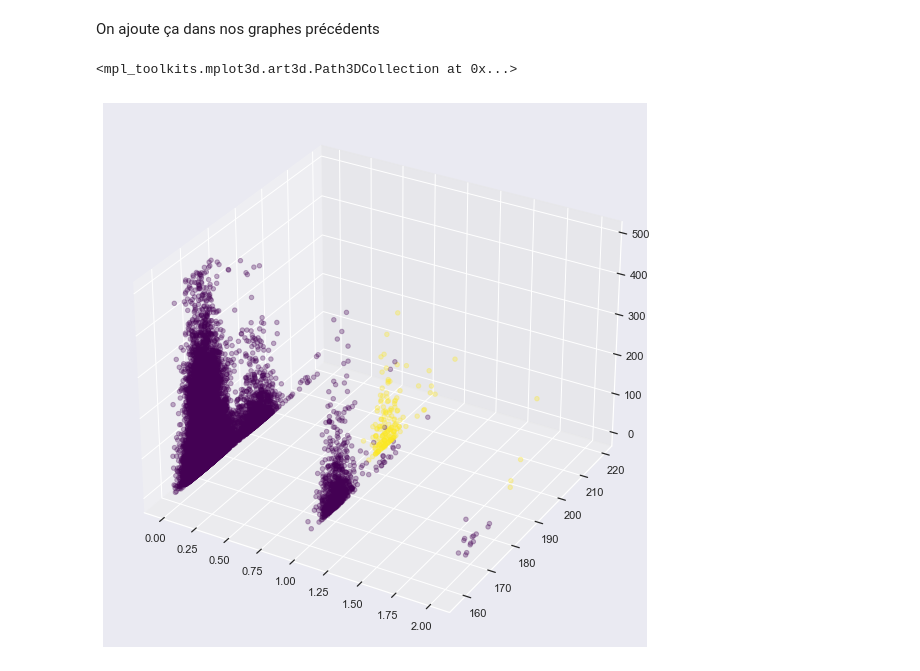
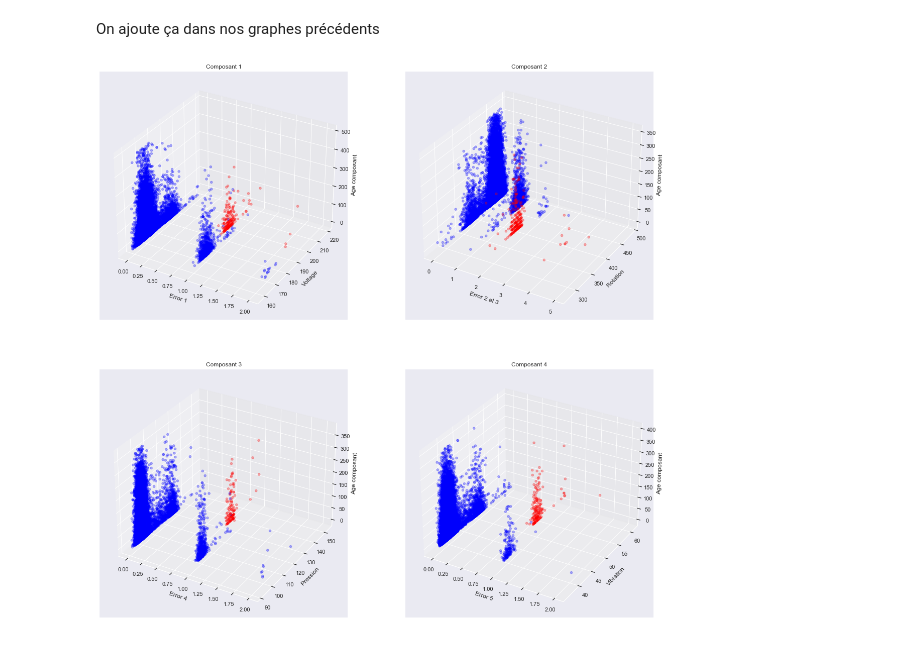
Before and after one commit to AugustinMoinat/Projet-python-maintenance, a Jupyter notebook: notebooks/Making graphs/Visualisation de corrélations.ipynb, the cells around one changed output. Cells and saved outputs as stored; diff of their text form; code cells hidden in the pictures.

Commit message:
images
c'est joli

```diff
--- a/notebooks/Making graphs/Visualisation de corrélations.ipynb
+++ b/notebooks/Making graphs/Visualisation de corrélations.ipynb
@@ -92,9 +92,31 @@ On observe les corrélations suivantes entre les erreurs et les défaillances: -
 # %% [markdown]
 On ajoute ça dans nos graphes précédents
 # %%
-fig = plt.figure(figsize=(20,10))
-ax = fig.add_subplot(projection='3d')
-ax.scatter(df['error1'],df['volt_mean'],df['comp1_delay'],c=df['comp1'],cmap='viridis', alpha=0.3)
+fig = plt.figure(figsize=(20,20))
+ax = fig.add_subplot(2,2,1,projection='3d')
+ax.scatter(df['error1'],df['volt_mean'],df['comp1_delay'],c=df['comp1'],cmap='bwr', alpha=0.3)
+ax.set_xlabel('Error 1', linespacing=3.2)
+ax.set_ylabel('Voltage', linespacing=3.1)
+ax.set_zlabel('Age composant', linespacing=3.4)
+ax.set_title('Composant 1')
+ax = fig.add_subplot(2,2,2,projection='3d')
+ax.scatter(df['error2']+df['error3'],df['rotate_mean'],df['comp2_delay'],c=df['comp2'],cmap='bwr', alpha=0.3)
+ax.set_xlabel('Error 2 et 3', linespacing=3.2)
+ax.set_ylabel('Rotation', linespacing=3.1)
+ax.set_zlabel('Age composant', linespacing=3.4)
+ax.set_title('Composant 2')
+ax = fig.add_subplot(2,2,3,projection='3d')
+ax.scatter(df['error4'],df['pressure_mean'],df['comp3_delay'],c=df['comp3'],cmap='bwr', alpha=0.3)
+ax.set_xlabel('Error 4', linespacing=3.2)
+ax.set_ylabel('Pression', linespacing=3.1)
+ax.set_zlabel('Age composant', linespacing=3.4)
+ax.set_title('Composant 3')
+ax = fig.add_subplot(2,2,4,projection='3d')
+ax.scatter(df['error5'],df['vibration_mean'],df['comp4_delay'],c=df['comp4'],cmap='bwr', alpha=0.3)
+ax.set_xlabel('Error 5', linespacing=3.2)
+ax.set_ylabel('Vibration', linespacing=3.1)
+ax.set_zlabel('Age composant', linespacing=3.4)
+ax.set_title('Composant 4')
+fig.savefig("../../Images/3Dgraphs.jpg")
 # %% [output]
-<mpl_toolkits.mplot3d.art3d.Path3DCollection at 0x...>
-[figure, old version]
+[figure, new version]
```
Also changed, not shown: parts of 17 cells of this notebook, 4 other files.
